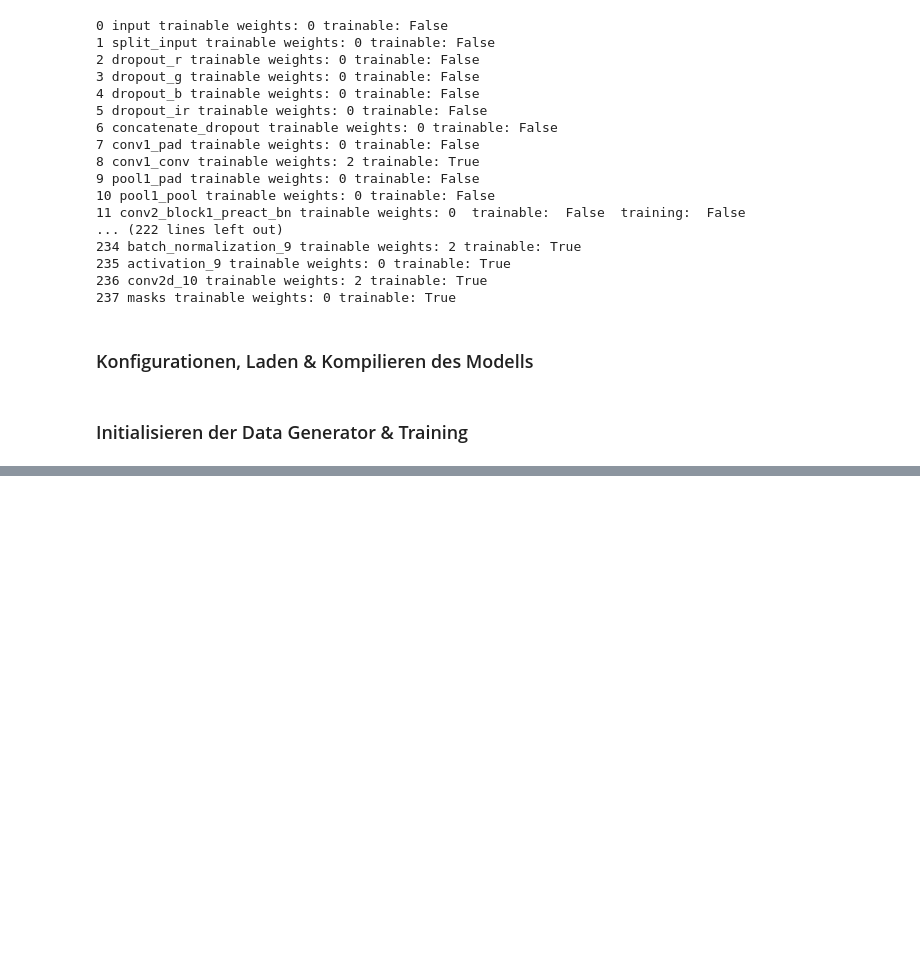
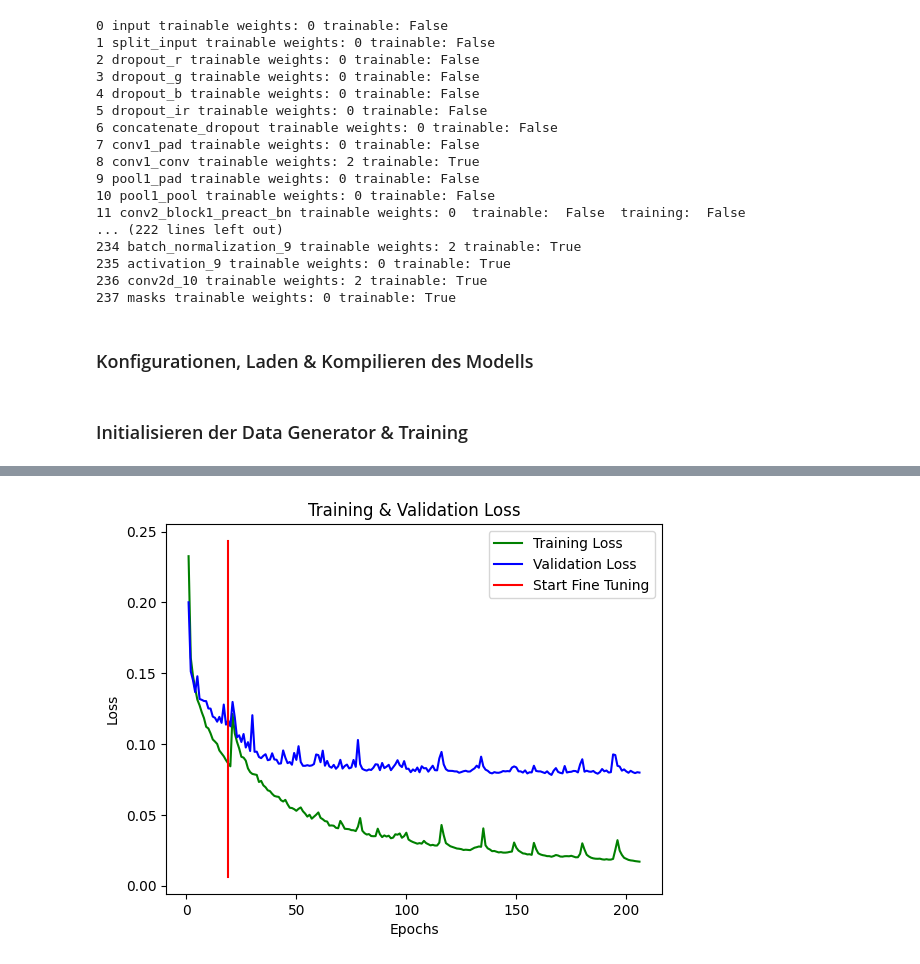
Before and after one commit to ManuelW663/Master_Wurzer, a Jupyter notebook: code/run_tensorflow.ipynb, the cells around one changed output, grey strips where cells are left out. Cells and saved outputs as stored; diff of their text form; code cells hidden in the pictures; blank space fills up the shorter version.

```diff
--- a/code/run_tensorflow.ipynb
+++ b/code/run_tensorflow.ipynb
@@ -2192,0 +2424,22 @@ combine_log_files(output_folder_prefix, model_name)
+# %%
+loss = model_history.history['loss']
+loss += history_fine.history['loss']
+
+val_loss = model_history.history['val_loss']
+val_loss += history_fine.history['val_loss']
+
+plt.plot(epochs, loss, 'g', label= 'Training Loss')
+plt.plot(epochs, val_loss, 'b', label= 'Validation Loss')
+
+plt.plot([initial_epochs-1,initial_epochs-1], plt.ylim(), 'r', label='Start Fine Tuning')
+
+plt.title('Training & Validation Loss')
+plt.xlabel('Epochs')
+plt.ylabel('Loss')
+plt.legend()
+
+plt.savefig(f'../output/plots/Loss/loss_{model_name}.png', bbox_inches='tight', dpi= 500)
+
+plt.show()
+# %% [output]
+[figure, added]
```
Also changed, not shown: parts of 17 cells of this notebook, 3 other files.
